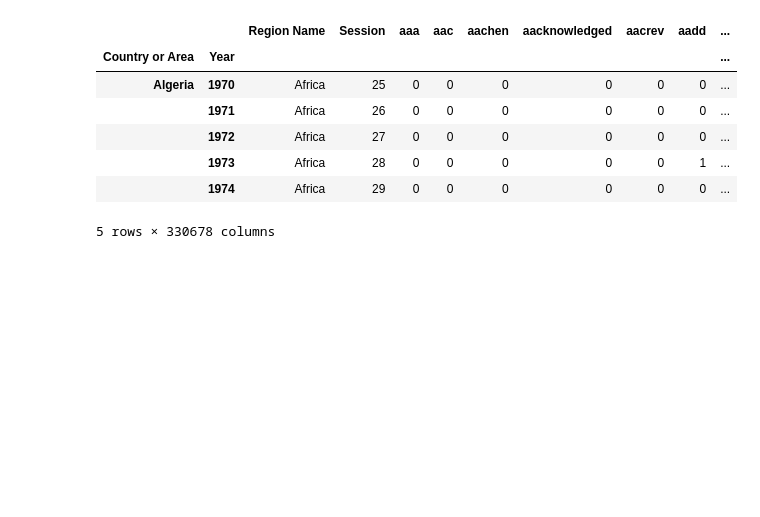
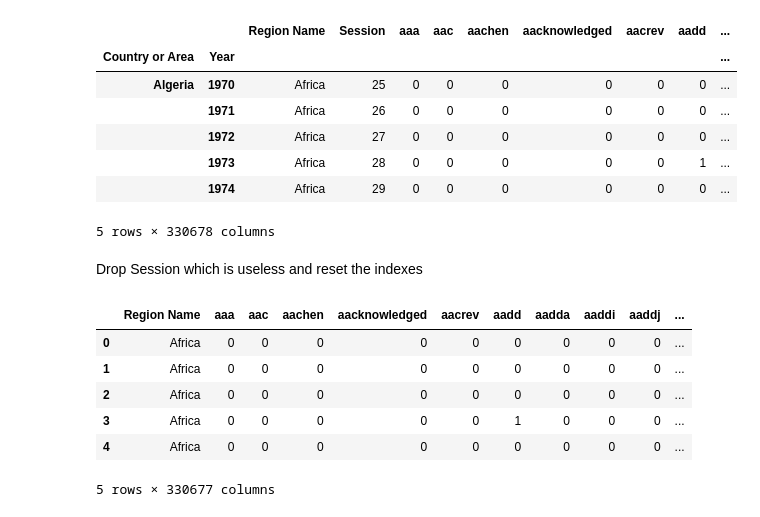
Before and after one commit to Ilna/Debates_And_WorldHappiness_Datasets_Classification, a Jupyter notebook: FDS_Assignment1_Ilia(clean and combine data)-WORDS.ipynb, the cells around one changed output. Cells and saved outputs as stored; diff of their text form; code cells hidden in the pictures; blank space fills up the shorter version.

```diff
--- a/FDS_Assignment1_Ilia(clean and combine data)-WORDS.ipynb
+++ b/FDS_Assignment1_Ilia(clean and combine data)-WORDS.ipynb
@@ -260,3 +305,18 @@ countryYearWordsUnmerged.head()
 |  | 1973 | Africa | 28 | 0 | 0 | 0 | 0 | 0 | 1 | ... |
 |  | 1974 | Africa | 29 | 0 | 0 | 0 | 0 | 0 | 0 | ... |
 5 rows × 330678 columns
+# %% [markdown]
+Drop Session which is useless and reset the indexes
+# %%
+
+countryYearWordsUnmerged =  countryYearWordsUnmerged.drop(["Session"], axis= 1)
+countryYearWordsUnmerged.reset_index(drop=True,inplace=True)
+countryYearWordsUnmerged.head()
+# %% [output]
+|  | Region Name | aaa | aac | aachen | aacknowledged | aacrev | aadd | aadda | aaddi | aaddj | ... |
+| 0 | Africa | 0 | 0 | 0 | 0 | 0 | 0 | 0 | 0 | 0 | ... |
+| 1 | Africa | 0 | 0 | 0 | 0 | 0 | 0 | 0 | 0 | 0 | ... |
+| 2 | Africa | 0 | 0 | 0 | 0 | 0 | 0 | 0 | 0 | 0 | ... |
+| 3 | Africa | 0 | 0 | 0 | 0 | 0 | 1 | 0 | 0 | 0 | ... |
+| 4 | Africa | 0 | 0 | 0 | 0 | 0 | 0 | 0 | 0 | 0 | ... |
+5 rows × 330677 columns
```
Also changed, not shown: parts of 21 cells of this notebook.
